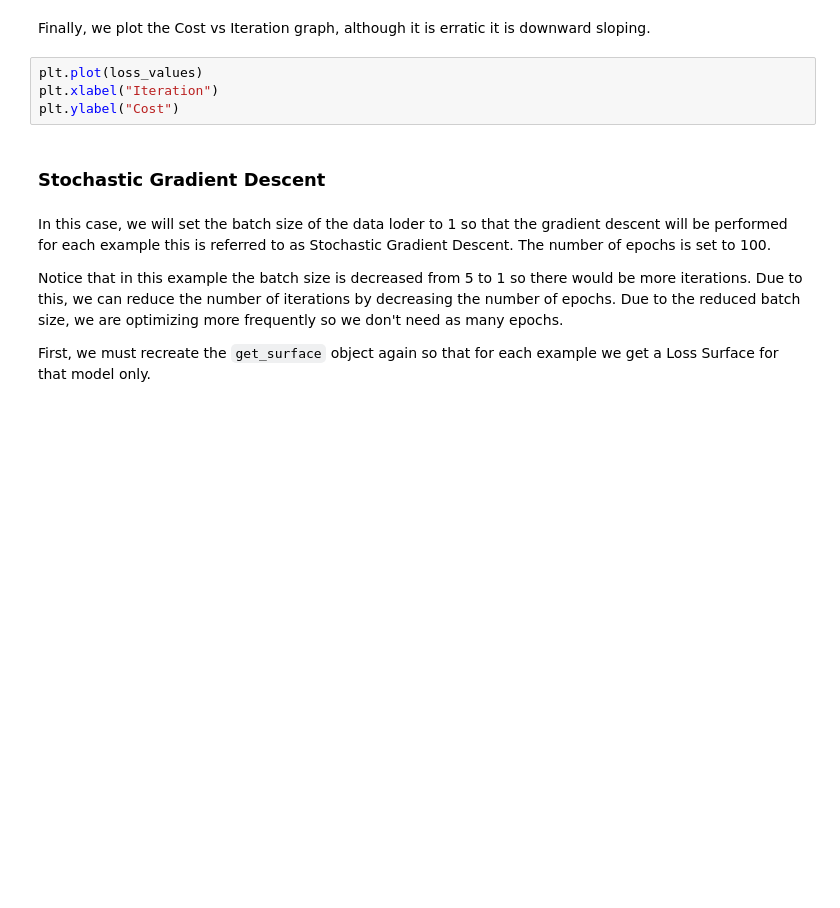
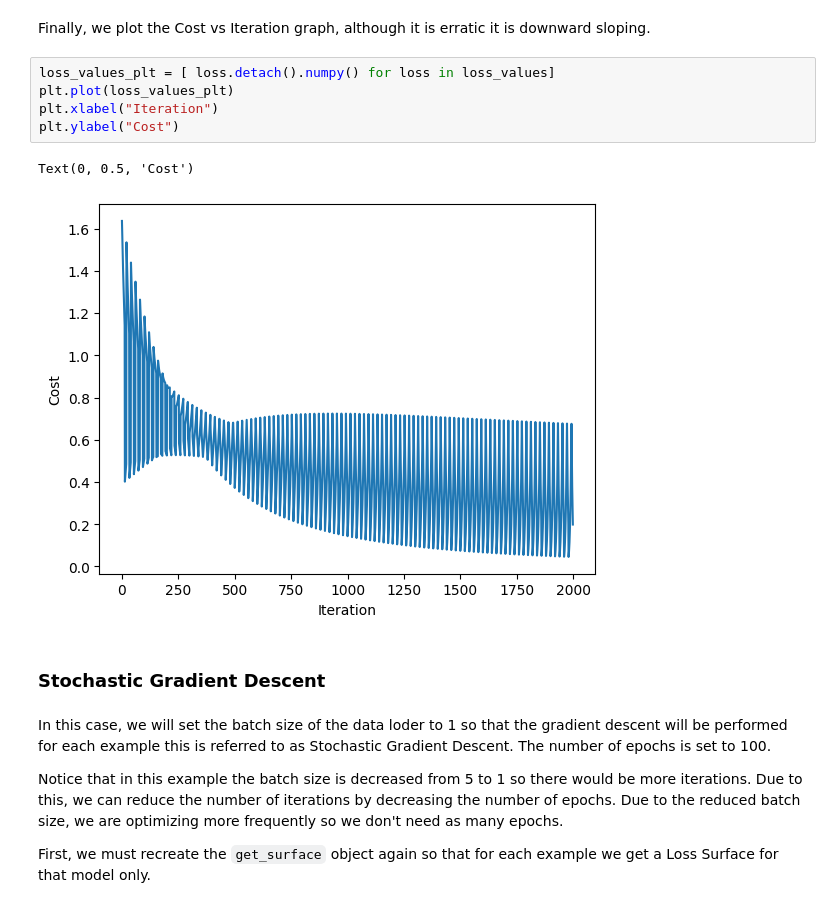
Before and after one commit to jrosilam/IBM-AI-Engineering, a Jupyter notebook: cv_py/Logistic Regression With Mini-Batch Gradient Descent.ipynb, the cells around one changed output. Saved outputs shown, nothing was run; the diff lists cells and outputs as text; blank space fills up the shorter version.

```diff
--- a/cv_py/Logistic Regression With Mini-Batch Gradient Descent.ipynb
+++ b/cv_py/Logistic Regression With Mini-Batch Gradient Descent.ipynb
@@ -518,9 +529,13 @@ print("Accuracy: ", correct/len(data_set)*100, "%")
 # %% [markdown]
 Finally, we plot the Cost vs Iteration graph, although it is erratic it is downward sloping.
 # %%
-plt.plot(loss_values)
+loss_values_plt = [ loss.detach().numpy() for loss in loss_values]
+plt.plot(loss_values_plt)
 plt.xlabel("Iteration")
 plt.ylabel("Cost")
+# %% [output]
+Text(0, 0.5, 'Cost')
+[figure, added]
 # %% [markdown]
 ### Stochastic Gradient Descent
 # %% [markdown]
```
Also changed, not shown: parts of 20 cells of this notebook.
